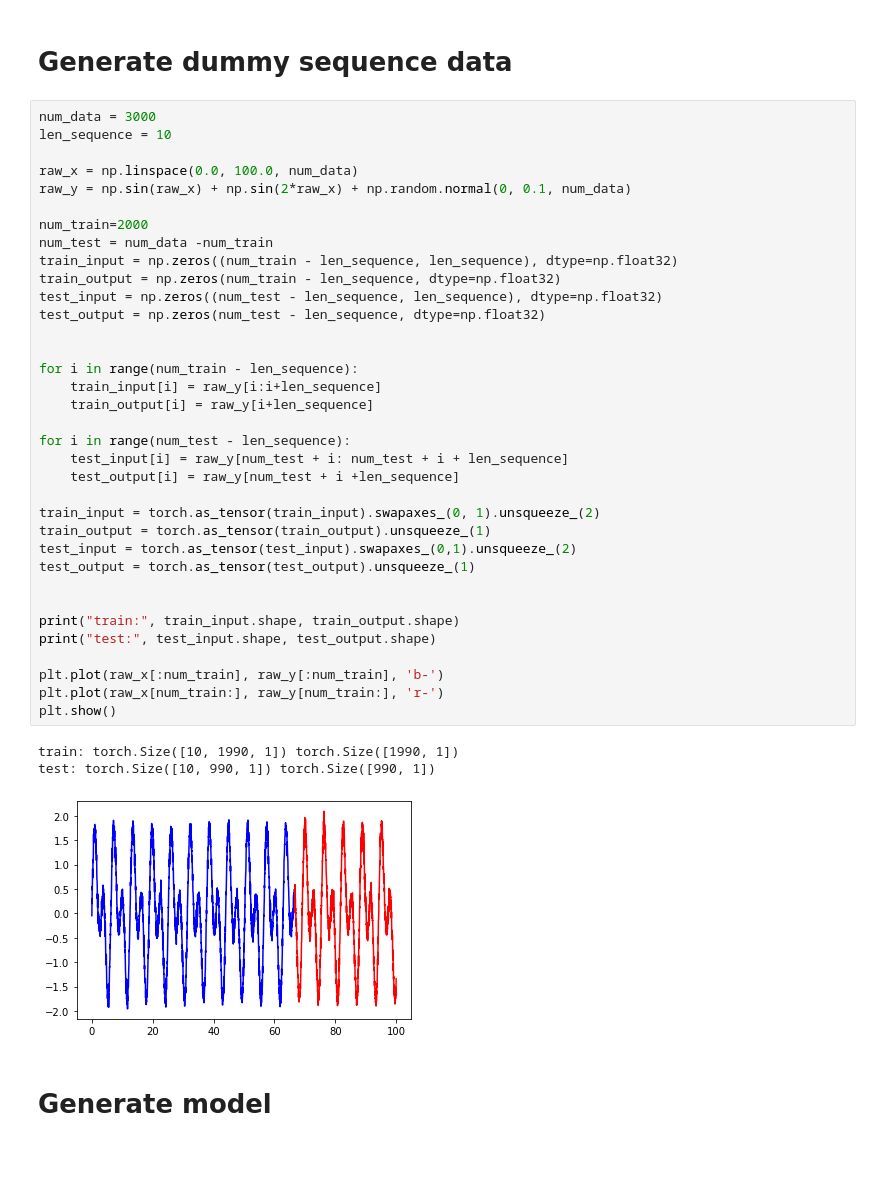
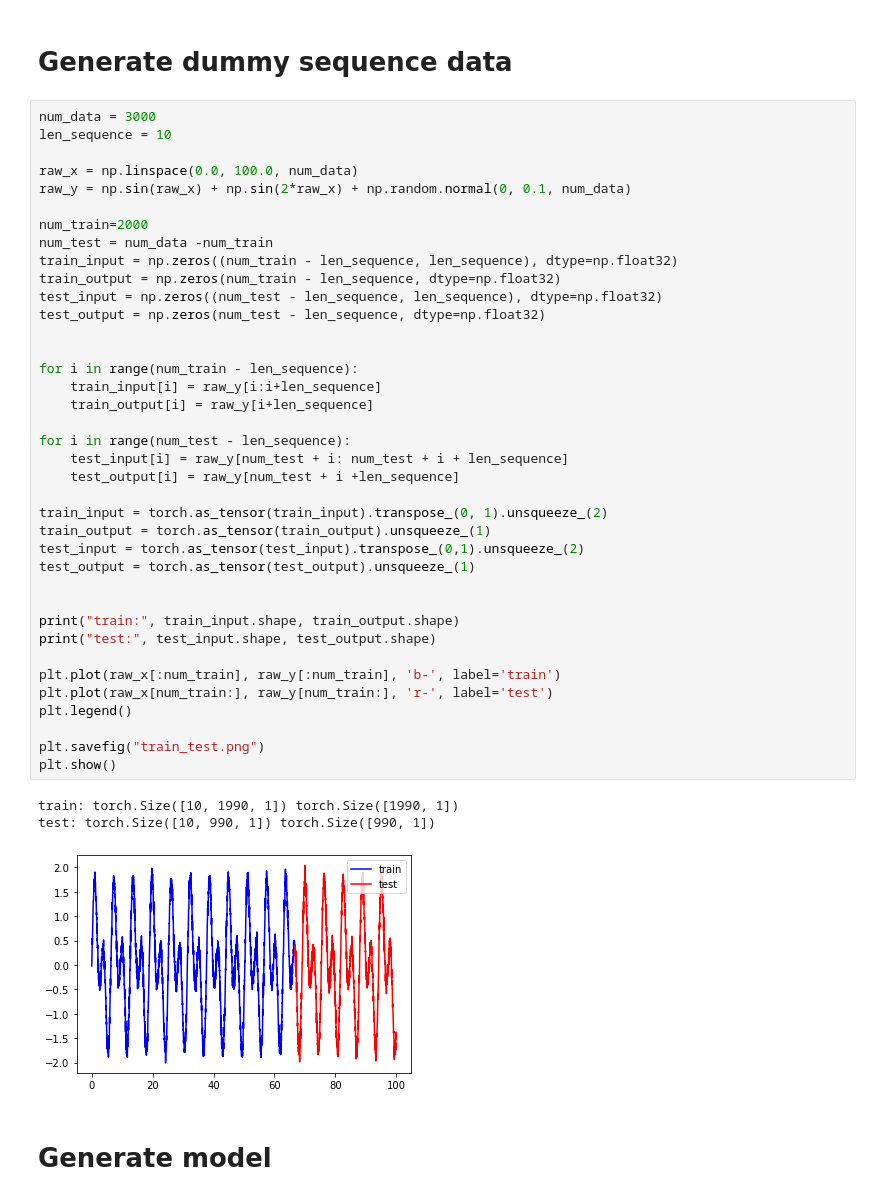
Before and after one commit to hoyunchoi/ML_practice, a Jupyter notebook: vanilla_RNN/vanilla_RNN.ipynb, the cells around one changed output. Saved outputs shown, nothing was run; the diff lists cells and outputs as text; blank space fills up the shorter version.

```diff
--- a/vanilla_RNN/vanilla_RNN.ipynb
+++ b/vanilla_RNN/vanilla_RNN.ipynb
@@ -13,38 +13,41 @@ len_sequence = 10
 raw_x = np.linspace(0.0, 100.0, num_data)
 raw_y = np.sin(raw_x) + np.sin(2*raw_x) + np.random.normal(0, 0.1, num_data)
 
 num_train=2000
 num_test = num_data -num_train
 train_input = np.zeros((num_train - len_sequence, len_sequence), dtype=np.float32)
 train_output = np.zeros(num_train - len_sequence, dtype=np.float32)
 test_input = np.zeros((num_test - len_sequence, len_sequence), dtype=np.float32)
 test_output = np.zeros(num_test - len_sequence, dtype=np.float32)
 
 
 for i in range(num_train - len_sequence):
     train_input[i] = raw_y[i:i+len_sequence]
     train_output[i] = raw_y[i+len_sequence]
 
 for i in range(num_test - len_sequence):
     test_input[i] = raw_y[num_test + i: num_test + i + len_sequence]
     test_output[i] = raw_y[num_test + i +len_sequence]
 
-train_input = torch.as_tensor(train_input).swapaxes_(0, 1).unsqueeze_(2)
+train_input = torch.as_tensor(train_input).transpose_(0, 1).unsqueeze_(2)
 train_output = torch.as_tensor(train_output).unsqueeze_(1)
-test_input = torch.as_tensor(test_input).swapaxes_(0,1).unsqueeze_(2)
+test_input = torch.as_tensor(test_input).transpose_(0,1).unsqueeze_(2)
 test_output = torch.as_tensor(test_output).unsqueeze_(1)
 
 
 print("train:", train_input.shape, train_output.shape)
 print("test:", test_input.shape, test_output.shape)
 
-plt.plot(raw_x[:num_train], raw_y[:num_train], 'b-')
-plt.plot(raw_x[num_train:], raw_y[num_train:], 'r-')
+plt.plot(raw_x[:num_train], raw_y[:num_train], 'b-', label='train')
+plt.plot(raw_x[num_train:], raw_y[num_train:], 'r-', label='test')
+plt.legend()
+
+plt.savefig("train_test.png")
 plt.show()
 # %% [output]
 train: torch.Size([10, 1990, 1]) torch.Size([1990, 1])
 test: torch.Size([10, 990, 1]) torch.Size([990, 1])
-[figure, old version]
+[figure, new version]
 # %% [markdown]
 # Generate model
 # %%
```
Also changed, not shown: parts of 4 cells of this notebook.
